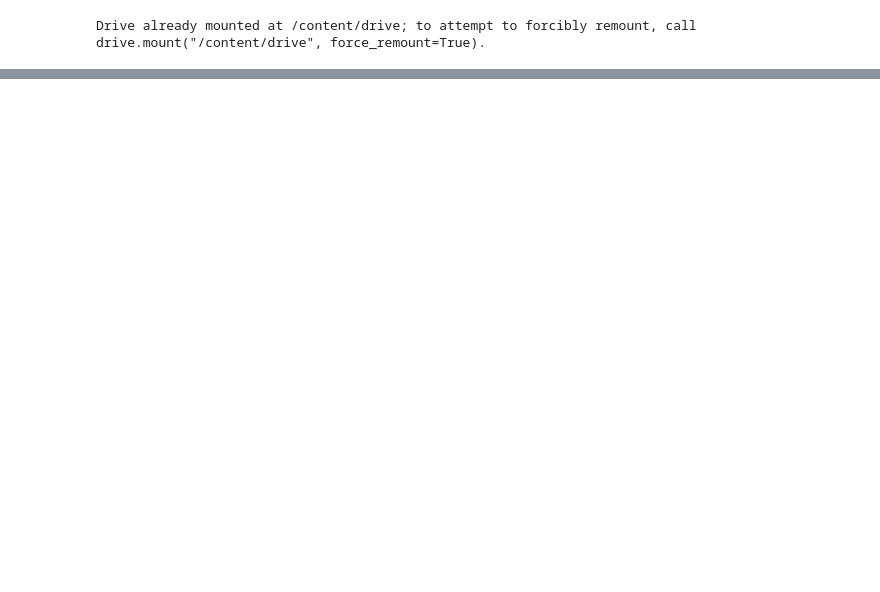
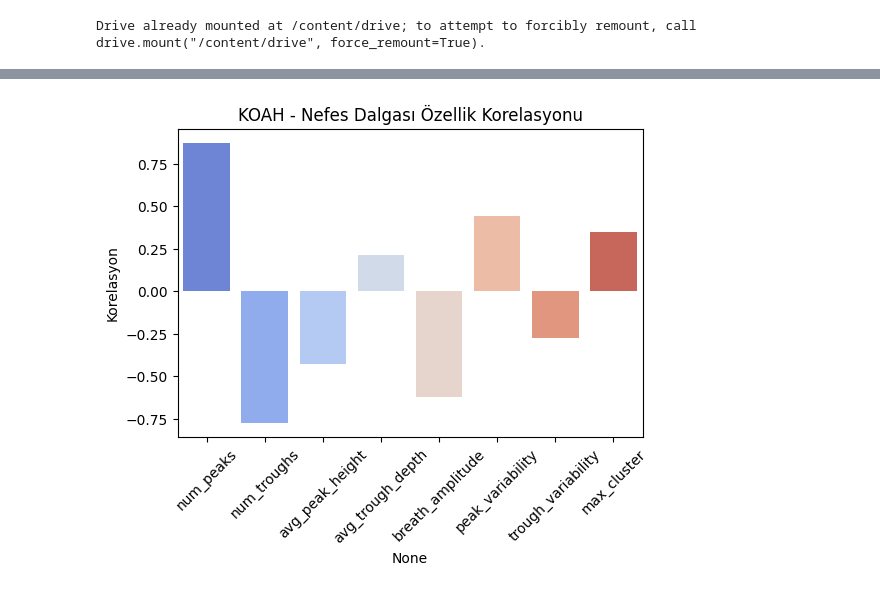
Before and after one commit to Dousery/AI_Powered_Human_Breathing, a Jupyter notebook: final_project.ipynb, the cells around one changed output, grey strips where cells are left out. Cells and saved outputs as stored; diff of their text form; code cells hidden in the pictures; blank space fills up the shorter version.

```diff
--- a/final_project.ipynb
+++ b/final_project.ipynb
@@ -268,0 +255,17 @@ plt.gca().spines[['top', 'right',]].set_visible(False)
+# %%
+# Nefes dalgasına özel özellikler
+breath_features = df[['num_peaks', 'num_troughs', 'avg_peak_height','avg_trough_depth','breath_amplitude','peak_variability','trough_variability','max_cluster']].copy()
+breath_features['is_sick'] = labels  # .loc ile veri ekleme
+
+# Korelasyon hesapla
+corr_breath = breath_features.corr()['is_sick'].drop('is_sick')
+
+# Korelasyonu görselleştir
+plt.figure(figsize=(6, 4))
+sns.barplot(x=corr_breath.index, y=corr_breath.values, palette='coolwarm', hue=corr_breath.index)
+plt.xticks(rotation=45)
+plt.title("KOAH - Nefes Dalgası Özellik Korelasyonu")
+plt.ylabel("Korelasyon")
+plt.show()
+# %% [output]
+[figure, added]
```
Also changed, not shown: parts of 14 cells of this notebook.
